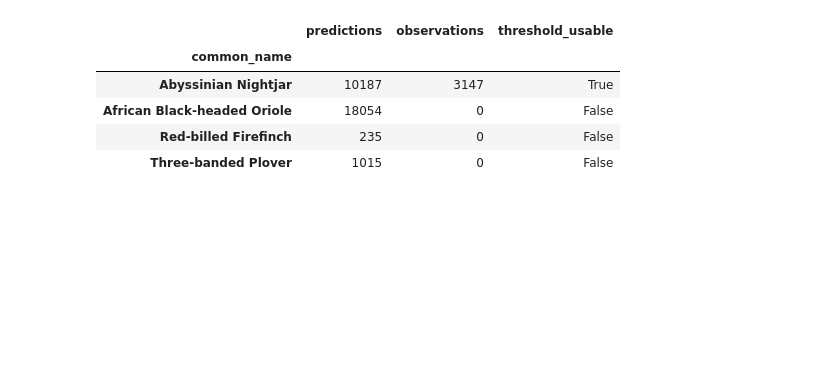
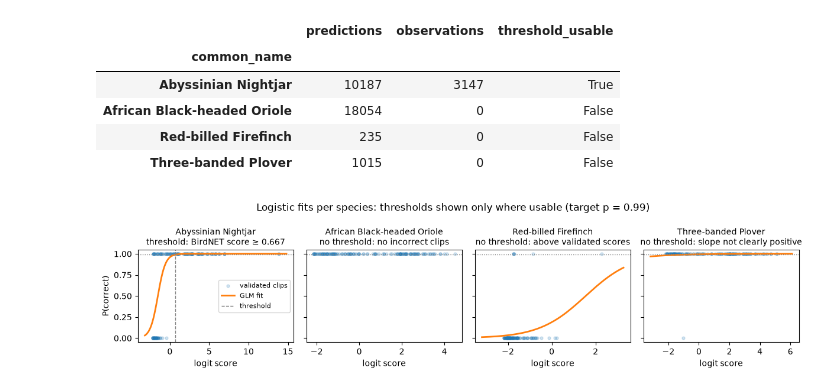
Before and after one commit to nsynes/natural-state-task, a Jupyter notebook: bird-data-investigation.ipynb, the cells around one changed output. Drawn from its saved outputs; the diff is of its cells as text; code cells hidden in the pictures; blank space fills up the shorter version.

Commit message:
finalise bird challenge with report

```diff
--- a/bird-data-investigation.ipynb
+++ b/bird-data-investigation.ipynb
@@ -239,4 +239,49 @@ df_obs.groupby("common_name").agg(
 | African Black-headed Oriole | 18054 | 0 | False |
 | Red-billed Firefinch | 235 | 0 | False |
 | Three-banded Plover | 1015 | 0 | False |
+# %%
+# Short, readable reasons for the plot titles
+STATUS_TEXT = {
+    "no_negatives": "no incorrect clips",
+    "no_positives": "no correct clips",
+    "unreliable_fit": "slope not clearly positive",
+    "threshold_above_validated_scores": "above validated scores",
+}
+
+
+def plot_threshold_fits(df_val: pd.DataFrame, thresholds_df: pd.DataFrame, prob_correct: float):
+    """One panel per species: validated clips, the fitted curve, and the threshold only where it is usable."""
+    fits = thresholds_df.set_index("species")
+    species_groups = list(df_val.groupby("commonName"))
+    fig, axes = plt.subplots(1, len(species_groups), figsize=(3 * len(species_groups), 3), sharey=True)
+
+    for ax, (species, df_species_val) in zip(axes, species_groups):
+        fit = fits.loc[species]
+        x = df_species_val["logit_score"]
+        ax.scatter(x, df_species_val["outcome"], s=12, alpha=0.2, color="C0", label="validated clips")
+
+        # Fitted curve from the stored coefficients (missing when no model could be fitted)
+        if pd.notna(fit["b1"]):
+            x_grid = np.linspace(x.min() - 1, x.max() + 1, 300)
+            ax.plot(x_grid, 1 / (1 + np.exp(-(fit["b0"] + fit["b1"] * x_grid))), color="C1", lw=2, label="GLM fit")
+        ax.axhline(prob_correct, color="grey", ls=":", lw=1)
+
+        # Threshold line only for species whose threshold passed the checks
+        if fit["threshold_usable"]:
+            ax.axvline(fit["threshold_logit"], color="grey", ls="--", lw=1, label="threshold")
+            ax.set_title(f"{species}\nthreshold: BirdNET score ≥ {fit['threshold_conf']:.3f}", fontsize=10)
+        else:
+            ax.set_title(f"{species}\nno threshold: {STATUS_TEXT[fit['status']]}", fontsize=10)
+        ax.set_xlabel("logit score")
+
+    axes[0].set_ylabel("P(correct)")
+    axes[0].legend(fontsize=8, loc="center right")
+    fig.suptitle(f"Logistic fits per species: thresholds shown only where usable (target p = {prob_correct})")
+    fig.tight_layout()
+    return fig
+
+
+fig = plot_threshold_fits(df_val, thresholds_df, PROB_CORRECT)
+# %% [output]
+[figure, added]
 # %%
```
Also changed, not shown: parts of 4 cells of this notebook, 2 other files.
